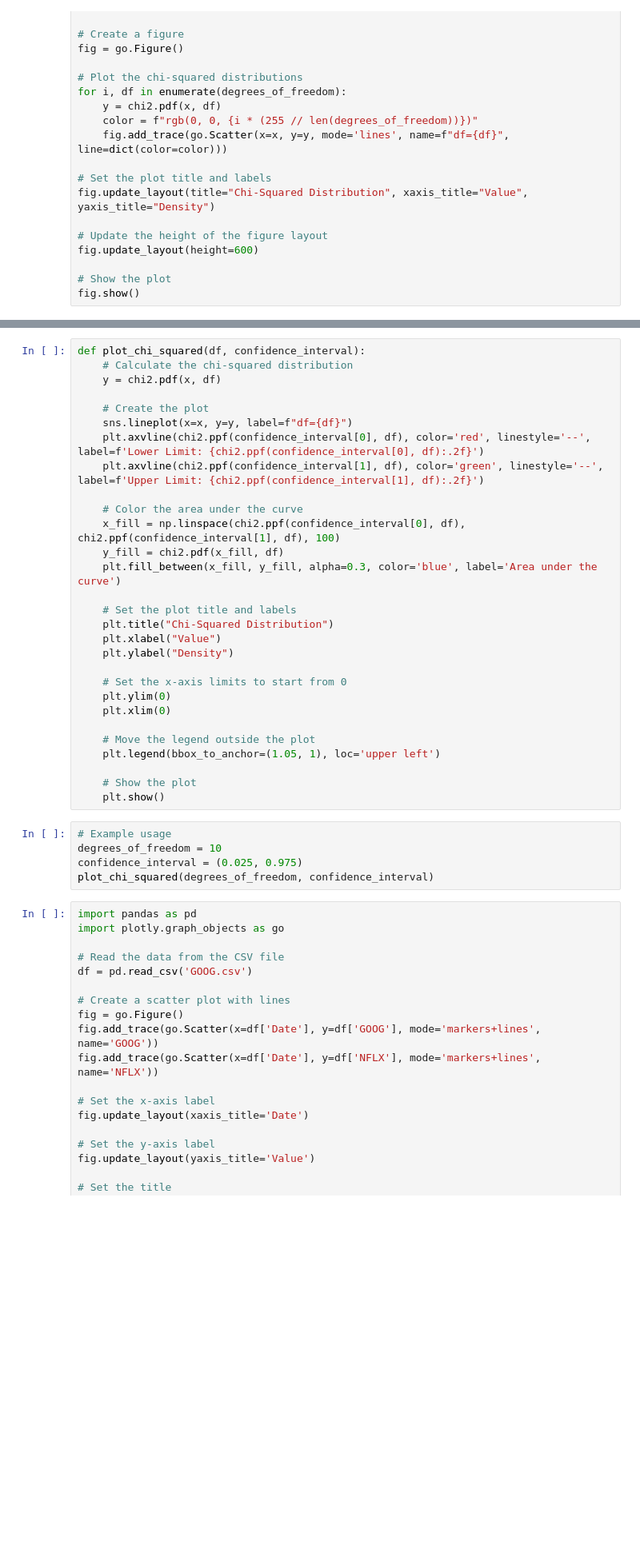
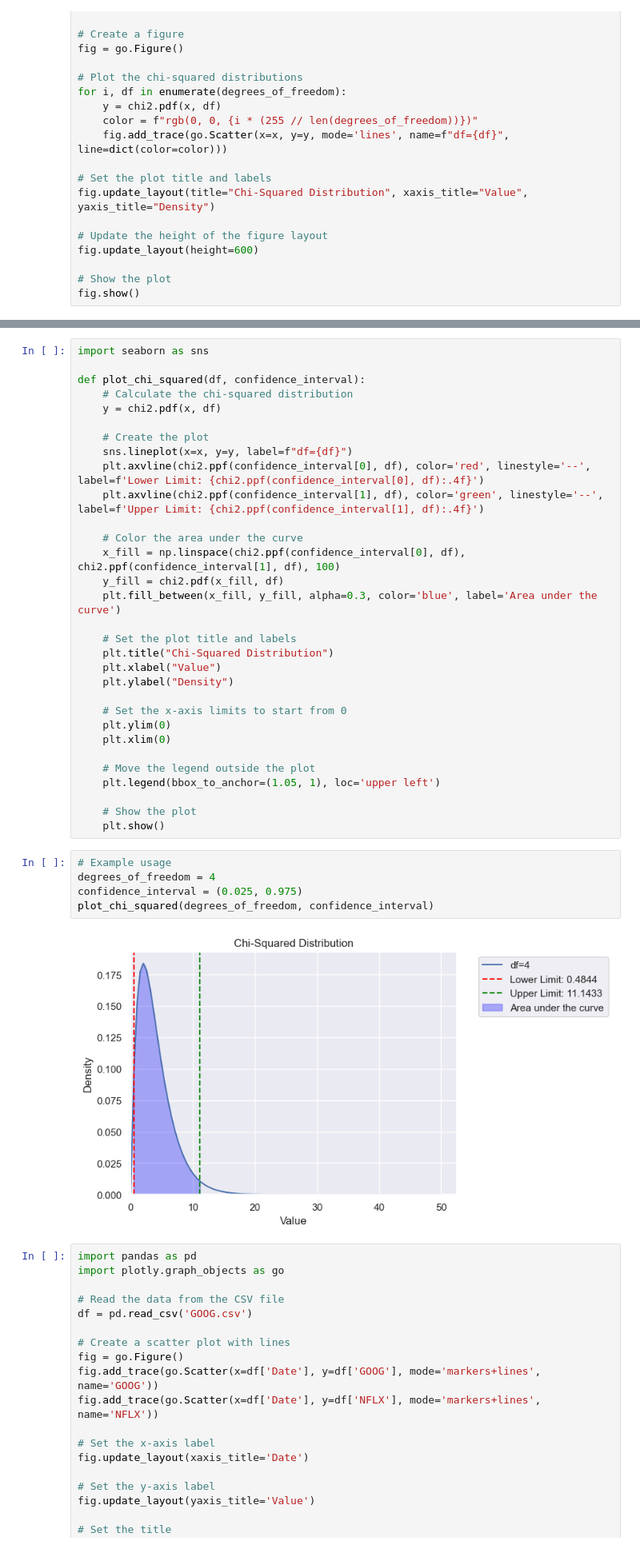
Before and after one commit to yohman/23-2-Reitaku-Stats-B, a Jupyter notebook: Week12/w12.ipynb, the cells around one changed output, grey strips where cells are left out. Shown at 80% size. Cells and saved outputs as stored; diff of their text form; blank space fills up the shorter version.

```diff
--- a/Week12/w12.ipynb
+++ b/Week12/w12.ipynb
@@ -150,12 +160,14 @@ fig.show()
 # %%
+import seaborn as sns
+
 def plot_chi_squared(df, confidence_interval):
     # Calculate the chi-squared distribution
     y = chi2.pdf(x, df)
 
     # Create the plot
     sns.lineplot(x=x, y=y, label=f"df={df}")
-    plt.axvline(chi2.ppf(confidence_interval[0], df), color='red', linestyle='--', label=f'Lower Limit: {chi2.ppf(confidence_interval[0], df):.2f}')
-    plt.axvline(chi2.ppf(confidence_interval[1], df), color='green', linestyle='--', label=f'Upper Limit: {chi2.ppf(confidence_interval[1], df):.2f}')
+    plt.axvline(chi2.ppf(confidence_interval[0], df), color='red', linestyle='--', label=f'Lower Limit: {chi2.ppf(confidence_interval[0], df):.4f}')
+    plt.axvline(chi2.ppf(confidence_interval[1], df), color='green', linestyle='--', label=f'Upper Limit: {chi2.ppf(confidence_interval[1], df):.4f}')
 
     # Color the area under the curve
     x_fill = np.linspace(chi2.ppf(confidence_interval[0], df), chi2.ppf(confidence_interval[1], df), 100)
@@ -178,9 +190,11 @@ def plot_chi_squared(df, confidence_interval):
     plt.show()
 # %%
 # Example usage
-degrees_of_freedom = 10
+degrees_of_freedom = 4
 confidence_interval = (0.025, 0.975)
 plot_chi_squared(degrees_of_freedom, confidence_interval)
+# %% [output]
+[figure, added]
 # %%
 import pandas as pd
 import plotly.graph_objects as go
```
Also changed, not shown: parts of 14 cells of this notebook, 46 other files.
